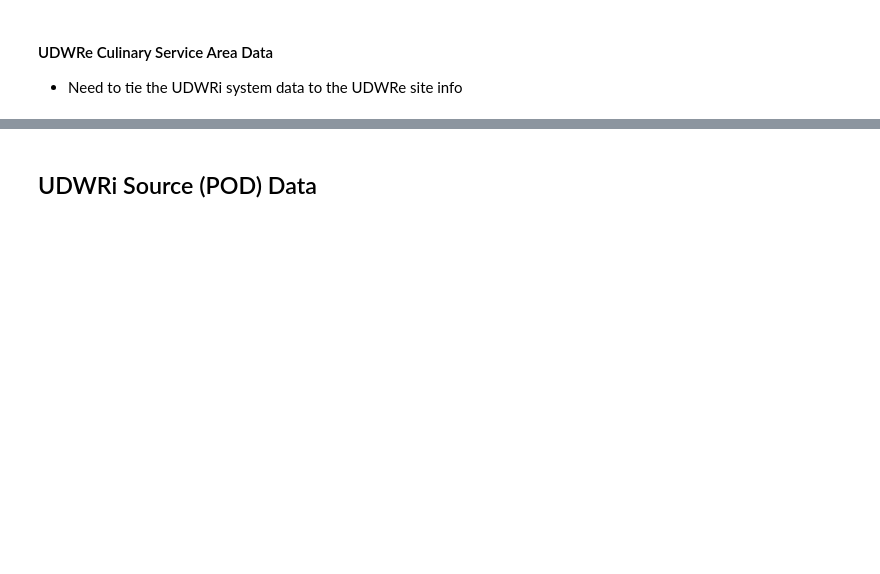
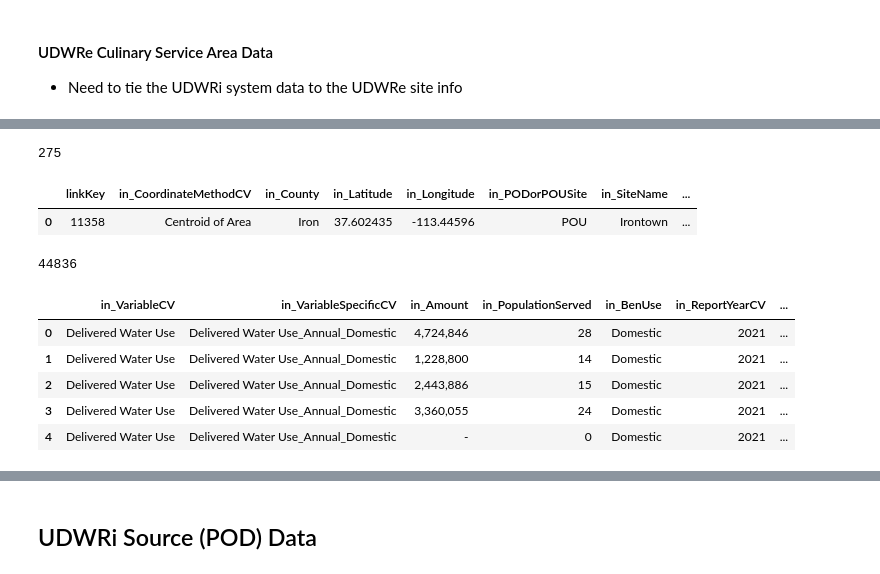
Before and after one commit to WSWCWaterDataExchange/MappingStatesDataToWaDE2.0, a Jupyter notebook: Utah/SS_PublicSupplyWaterUse/0_PreProcessUTSSPublicSupplyWaterUseData.ipynb, the cells around one changed output, grey strips where cells are left out. Drawn from its saved outputs; the diff is of its cells as text; code cells hidden in the pictures; blank space fills up the shorter version.

Commit message:
UT ssps update.
UT ssps update.  Re mapped data.

```diff
--- a/Utah/SS_PublicSupplyWaterUse/0_PreProcessUTSSPublicSupplyWaterUseData.ipynb
+++ b/Utah/SS_PublicSupplyWaterUse/0_PreProcessUTSSPublicSupplyWaterUseData.ipynb
@@ -31,0 +72,2 @@ df_sys.head(1)
+# %%
+useTypeList = ['Domestic', 'Commercial', 'Industrial', 'Institutional']
@@ -167,0 +196,12 @@ df_csa.head(1)
+# %%
+# Input File - StreamGageGetStationList.csv
+fileInput = "UDWRe_CulinaryWaterServiceAreas_input.csv"
+dfcsa = pd.read_csv(fileInput)
+
+# WaDE UUID tracker for data assessment
+if 'WaDEUUID' not in dfcsa:
+    dfcsa['WaDEUUID'] = "utcsa" + dfcsa.index.astype(str)
+    dfcsa.to_csv('UDWRe_CulinaryWaterServiceAreas_input.csv', index=False)
+
+print(len(dfcsa))
+dfcsa.head(1)
@@ -168,19 +212,38 @@ df_csa.head(1)
 # %%
 # Output dataframe for Culinary Service Area Data
 
-df_csaOut = pd.DataFrame(index=df_csa.index)
-df_csaOut['linkKey'] = df_csa['WRID']
+dfcsa_Out = pd.DataFrame(index=dfcsa.index)
+dfcsa_Out['linkKey'] = dfcsa['WRID']
 
 # Site Info
-df_csaOut['in_CoordinateMethodCV'] = "Centroid of Area"
-df_csaOut['in_Latitude'] = df_csa['Latitude'].astype(float)
-df_csaOut['in_Longitude'] = df_csa['Longitude'].astype(float)
-df_csaOut['in_PODorPOUSite'] = "POU"
-df_csaOut['in_SiteName'] = df_csa['WRENAME']
-df_csaOut['in_SiteNativeID'] = "POU" + df_csa['WRID'].astype(str)
-df_csaOut['in_SiteTypeCV'] = "Unspecified"
+dfcsa_Out['in_CoordinateMethodCV'] = "Centroid of Area"
+dfcsa_Out['in_County'] = dfcsa['COUNTY']
+dfcsa_Out['in_Latitude'] = dfcsa['Latitude'].astype(float)
+dfcsa_Out['in_Longitude'] = dfcsa['Longitude'].astype(float)
+dfcsa_Out['in_PODorPOUSite'] = "POU"
+dfcsa_Out['in_SiteName'] = dfcsa['WRENAME']
+dfcsa_Out['in_SiteNativeID'] = "POU" + dfcsa['WRID'].astype(str)
+dfcsa_Out['in_SiteTypeCV'] = "Unspecified"
 
-df_csaOut = df_csaOut.replace(np.nan, "").drop_duplicates().reset_index(drop=True)
-print(len(df_csaOut))
-df_csaOut.head(1)
+dfcsa_Out = dfcsa_Out.replace(np.nan, "").drop_duplicates().reset_index(drop=True)
+print(len(dfcsa_Out))
+dfcsa_Out.head(1)
+# %% [output]
+275
+|  | linkKey | in_CoordinateMethodCV | in_County | in_Latitude | in_Longitude | in_PODorPOUSite | in_SiteName | ... |
+| 0 | 11358 | Centroid of Area | Iron | 37.602435 | -113.44596 | POU | Irontown | ... |
+# %%
+# Merge site data to System_Per Use data
+dfsyspuOut = pd.merge(dfsyspuOut, dfcsa_Out, on='linkKey', how='left')
+dfsyspuOut = dfsyspuOut.replace(np.nan, "").drop_duplicates().reset_index(drop=True)
+print(len(dfsyspuOut))
+dfsyspuOut.head()
+# %% [output]
+44836
+|  | in_VariableCV | in_VariableSpecificCV | in_Amount | in_PopulationServed | in_BenUse | in_ReportYearCV | ... |
+| 0 | Delivered Water Use | Delivered Water Use_Annual_Domestic | 4,724,846 | 28 | Domestic | 2021 | ... |
+| 1 | Delivered Water Use | Delivered Water Use_Annual_Domestic | 1,228,800 | 14 | Domestic | 2021 | ... |
+| 2 | Delivered Water Use | Delivered Water Use_Annual_Domestic | 2,443,886 | 15 | Domestic | 2021 | ... |
+| 3 | Delivered Water Use | Delivered Water Use_Annual_Domestic | 3,360,055 | 24 | Domestic | 2021 | ... |
+| 4 | Delivered Water Use | Delivered Water Use_Annual_Domestic | - | 0 | Domestic | 2021 | ... |
 # %%
```
Also changed, not shown: parts of 62 cells of this notebook, 10 other files.
